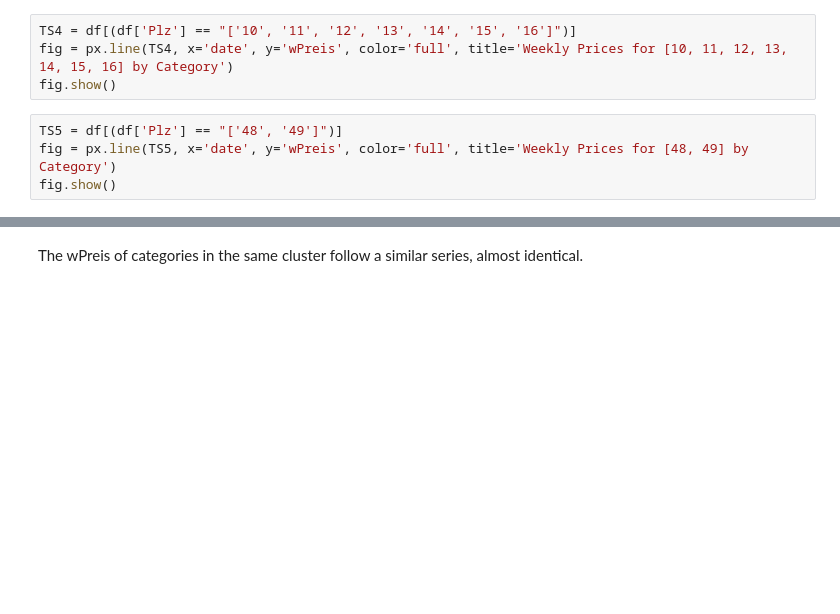
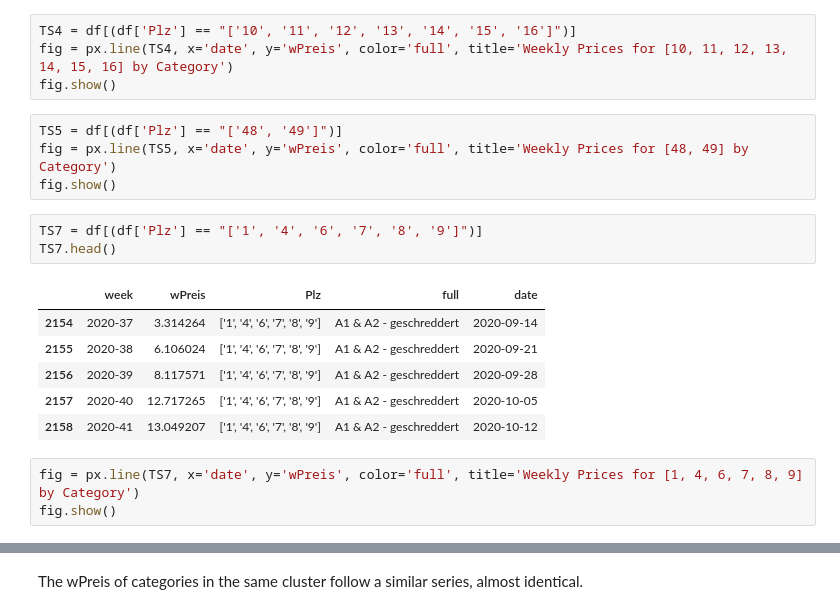
Before and after one commit to surajkarak/KIPA_DigiTrans, a Jupyter notebook: KIPA Project_DigiTrans.ipynb, the cells around one changed output, grey strips where cells are left out. Drawn from its saved outputs; the diff is of its cells as text; blank space fills up the shorter version.

```diff
--- a/KIPA Project_DigiTrans.ipynb
+++ b/KIPA Project_DigiTrans.ipynb
@@ -116,3 +116,16 @@ fig.show()
 TS5 = df[(df['Plz'] == "['48', '49']")]
 fig = px.line(TS5, x='date', y='wPreis', color='full', title='Weekly Prices for [48, 49] by Category')
 fig.show()
+# %%
+TS7 = df[(df['Plz'] == "['1', '4', '6', '7', '8', '9']")]
+TS7.head()
+# %% [output]
+|  | week | wPreis | Plz | full | date |
+| 2154 | 2020-37 | 3.314264 | ['1', '4', '6', '7', '8', '9'] | A1 & A2 - geschreddert | 2020-09-14 |
+| 2155 | 2020-38 | 6.106024 | ['1', '4', '6', '7', '8', '9'] | A1 & A2 - geschreddert | 2020-09-21 |
+| 2156 | 2020-39 | 8.117571 | ['1', '4', '6', '7', '8', '9'] | A1 & A2 - geschreddert | 2020-09-28 |
+| 2157 | 2020-40 | 12.717265 | ['1', '4', '6', '7', '8', '9'] | A1 & A2 - geschreddert | 2020-10-05 |
+| 2158 | 2020-41 | 13.049207 | ['1', '4', '6', '7', '8', '9'] | A1 & A2 - geschreddert | 2020-10-12 |
+# %%
+fig = px.line(TS7, x='date', y='wPreis', color='full', title='Weekly Prices for [1, 4, 6, 7, 8, 9] by Category')
+fig.show()
```
Also changed, not shown: parts of 3 cells of this notebook, 2 other files.
